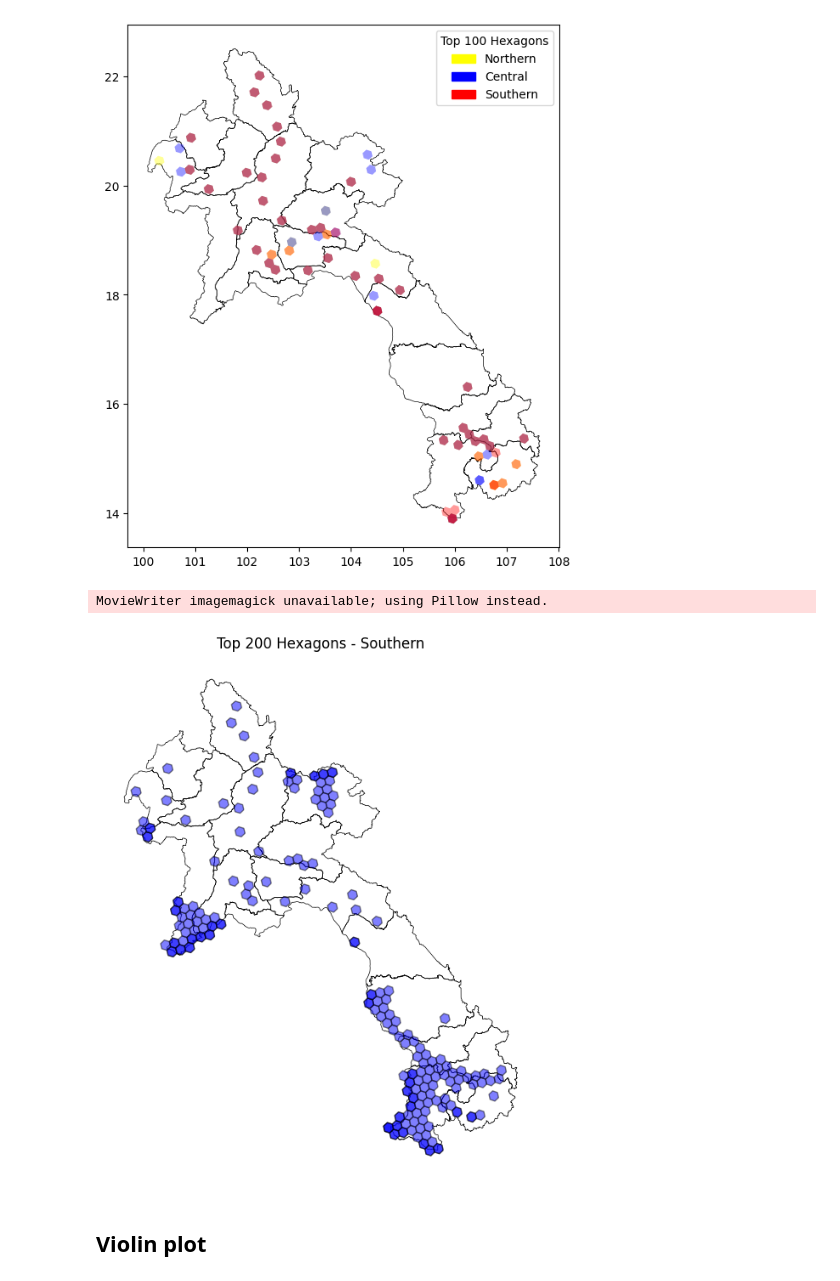
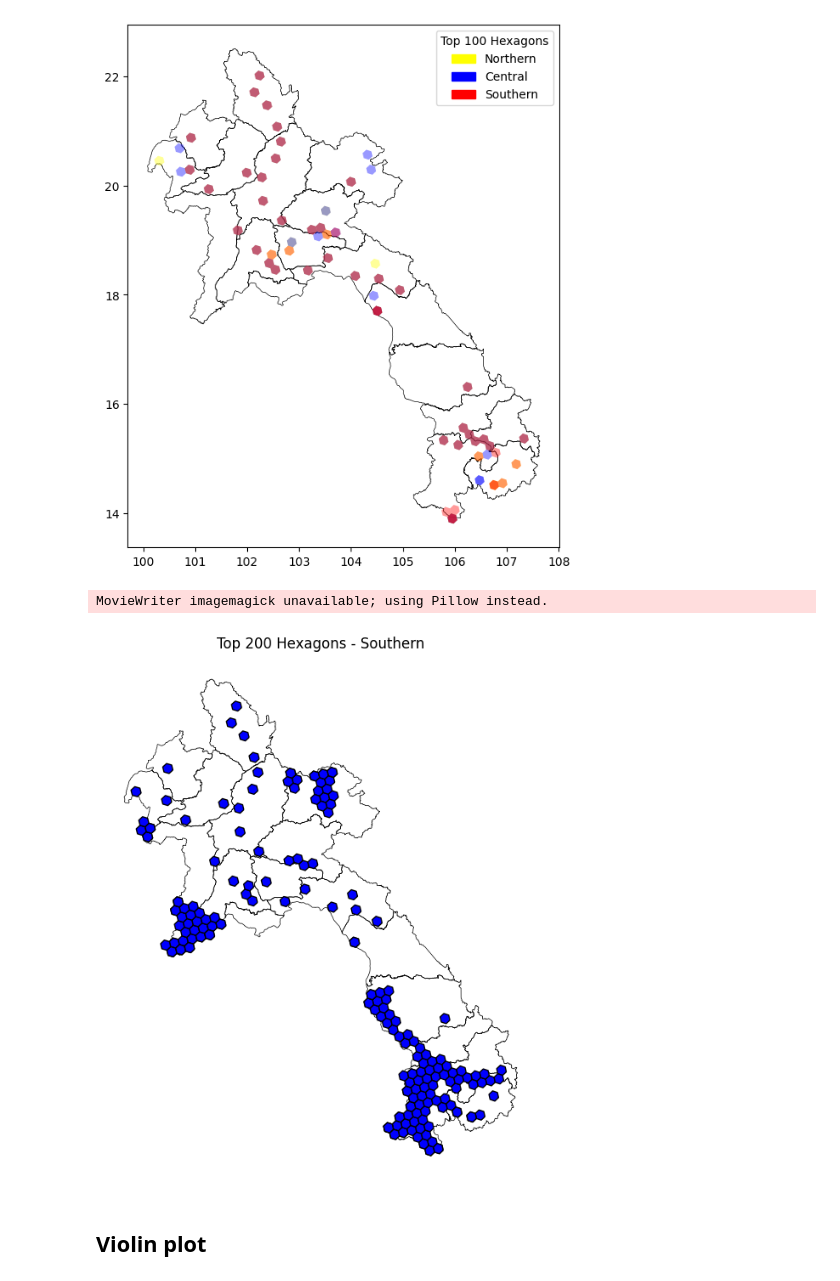
Before and after one commit to lukasschirren/GeoH2-Laos-Master-Thesis, a Jupyter notebook: Scripts_visualisation/analysis_spatial_change.ipynb, the cells around one changed output. Cells and saved outputs as stored; diff of their text form; code cells hidden in the pictures.

```diff
--- a/Scripts_visualisation/analysis_spatial_change.ipynb
+++ b/Scripts_visualisation/analysis_spatial_change.ipynb
@@ -251,35 +251,35 @@ hexagons_per_region = {
     'Central': top_100_Central,
     'Southern': top_100_Southern,
 }
 
 # Initialize the figure and axis
 fig, ax = plt.subplots(figsize=(10, 8))
 
 # Function to update the plot for each region
 def update(region):
     ax.clear()  # Clear the previous frame
 
     # Plot the province boundaries again
     provinces.to_crs(gdf_Northern.crs).plot(ax=ax, color='none', edgecolor='black', linewidth=0.5)
 
     # Plot the top hexagons for the current region
-    hexagons_per_region[region].plot(ax=ax, color='blue', edgecolor='black', alpha=0.5)
+    hexagons_per_region[region].plot(ax=ax, color='blue', edgecolor='black')
 
     # Set the title for the current region
     ax.set_title(f'Top {x} Hexagons - {region}')
     ax.set_axis_off()
 
 # Create the animation
 ani = animation.FuncAnimation(fig, update, frames=hexagons_per_region.keys(), repeat=True)
 
 # Save the animation as a GIF or MP4 file
 ani.save('top_100_hexagons_over_regions.gif', writer='imagemagick', fps=0.8)
 
 # Or, to display inline (e.g., in a Jupyter notebook)
 plt.show()
 # %% [output]
 MovieWriter imagemagick unavailable; using Pillow instead.
-[figure, old version]
+[figure, new version]
 # %% [markdown]
 ## Violin plot
 # %%
```
Also changed, not shown: 8 other files.
